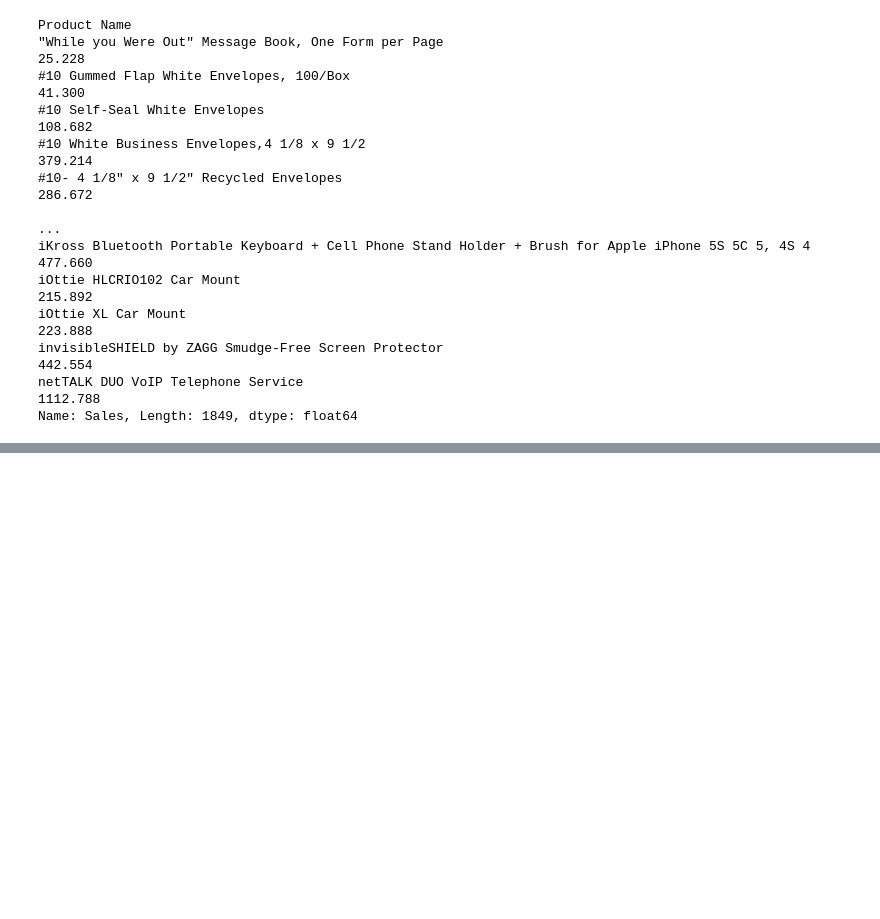
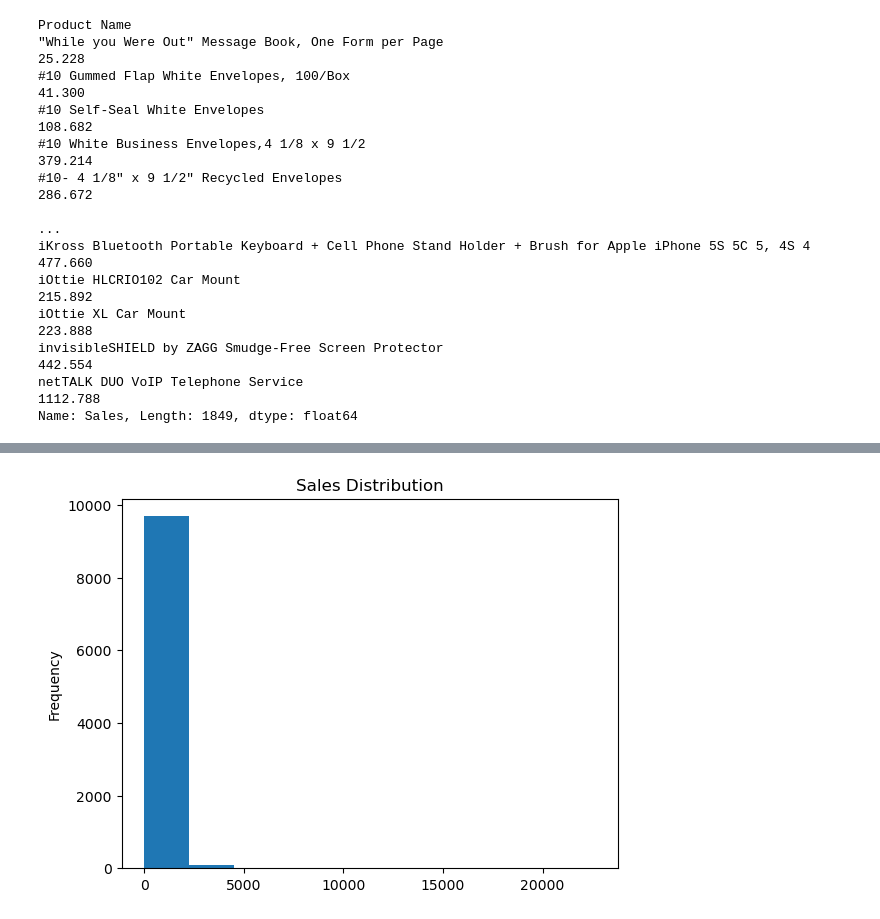
Before and after one commit to Jaul04/Python-Projects, a Jupyter notebook: Project 4.ipynb, the cells around one changed output, grey strips where cells are left out. Cells and saved outputs as stored; diff of their text form; code cells hidden in the pictures; blank space fills up the shorter version.

```diff
--- a/Project 4.ipynb
+++ b/Project 4.ipynb
@@ -80,0 +103,6 @@ print(data[['Sales','Profit','Category','City']].head())
+# %%
+data['Sales'].plot(kind='hist')
+plt.title("Sales Distribution")
+plt.show()
+# %% [output]
+[figure, added]
```
Also changed, not shown: parts of 11 cells of this notebook.
